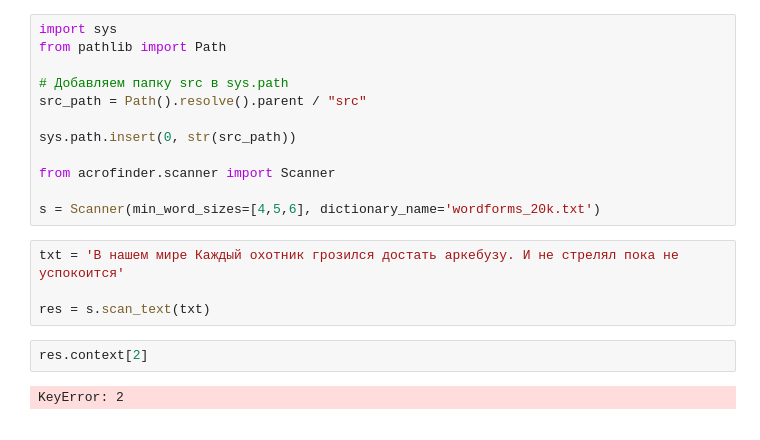
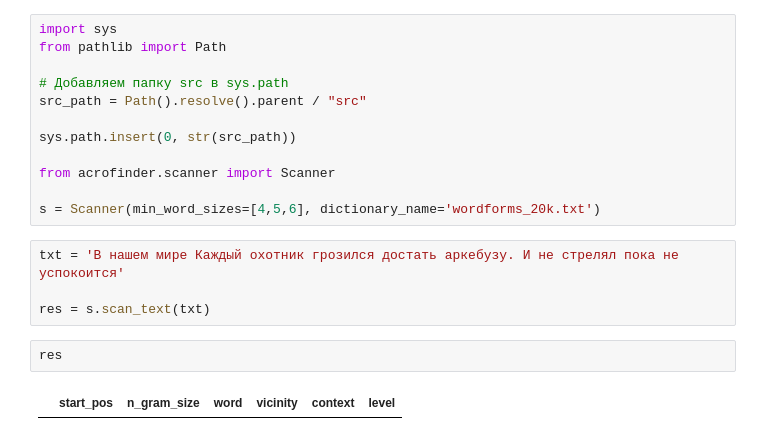
Before and after one commit to zhenyacode/acrofinder, a Jupyter notebook: notebooks/debug_scanner.ipynb, the cells around one changed output. Saved outputs shown, nothing was run; the diff lists cells and outputs as text.

```diff
--- a/notebooks/debug_scanner.ipynb
+++ b/notebooks/debug_scanner.ipynb
@@ -15,6 +15,6 @@ txt = 'В нашем мире Каждый охотник грозился до
 
 res = s.scan_text(txt)
 # %%
-res.context[2]
+res
 # %% [output]
-KeyError: 2
+|  | start_pos | n_gram_size | word | vicinity | context | level |
```
Also changed, not shown: 4 other files.
